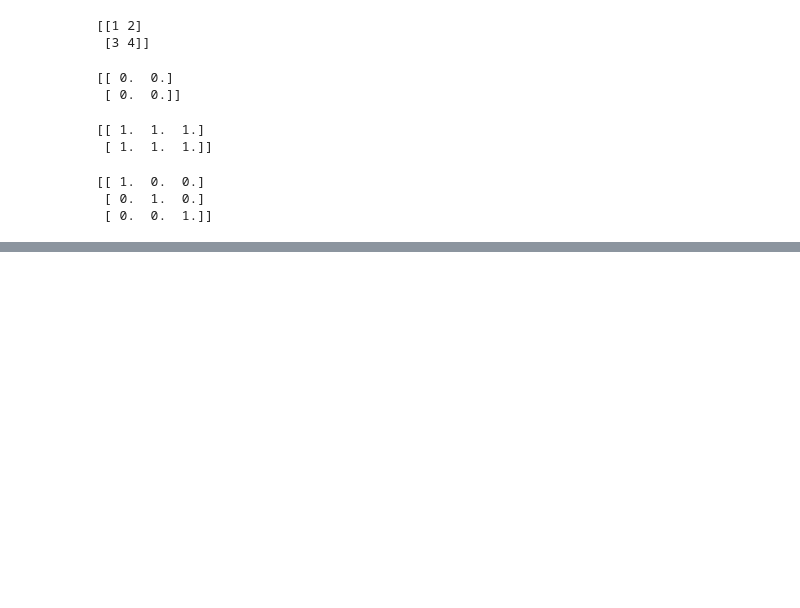
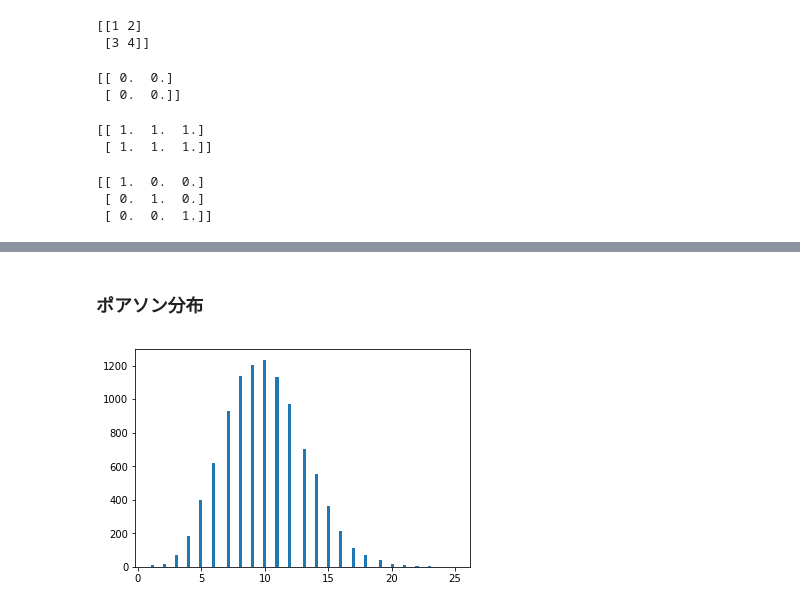
Before and after one commit to Scstechr/D-WiSE_LT, a Jupyter notebook: 180301/codes/Numpy_and_Python_Crash_Course.ipynb, the cells around one changed output, grey strips where cells are left out. Drawn from its saved outputs; the diff is of its cells as text; code cells hidden in the pictures; blank space fills up the shorter version.

```diff
--- a/180301/codes/Numpy_and_Python_Crash_Course.ipynb
+++ b/180301/codes/Numpy_and_Python_Crash_Course.ipynb
@@ -190,0 +273,8 @@ print(array)
+# %% [markdown]
+### ポアソン分布
+# %%
+R = np.random.poisson(lam=10, size=10000)
+plt.hist(R, bins=100)
+plt.show()
+# %% [output]
+[figure, added]
```
Also changed, not shown: parts of 50 cells of this notebook.
